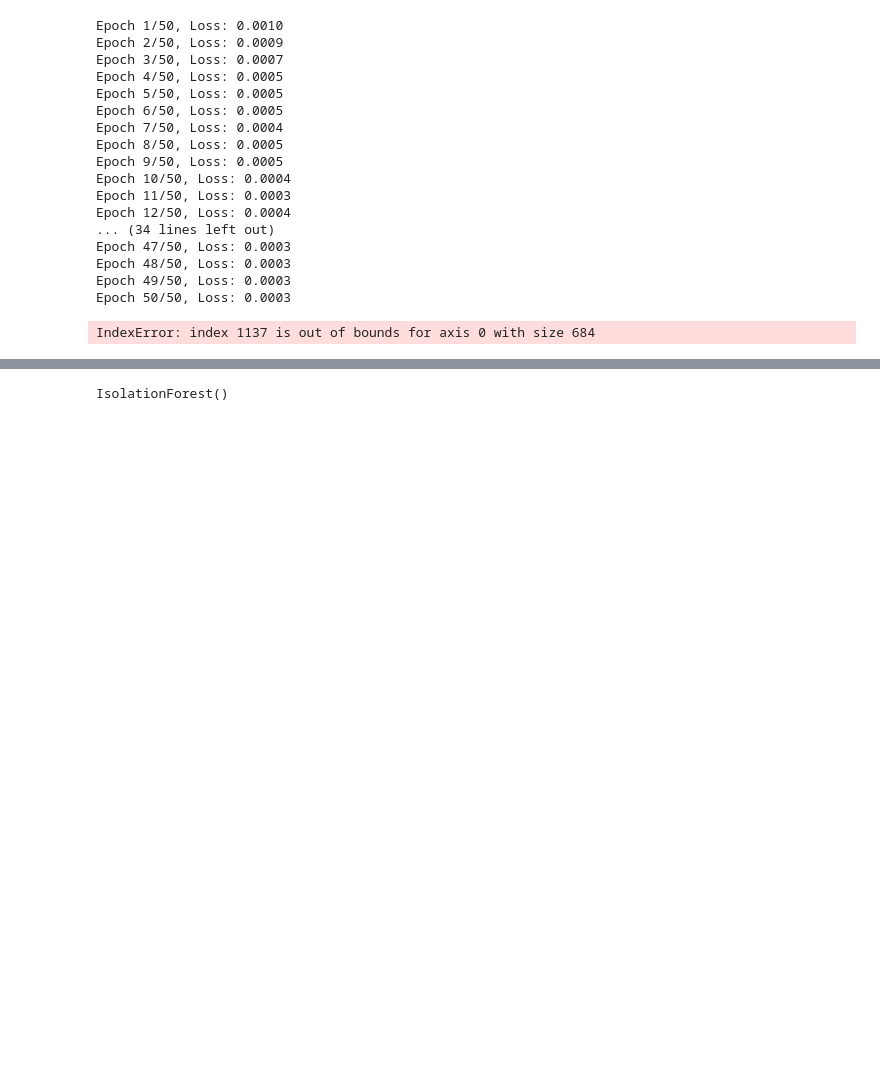
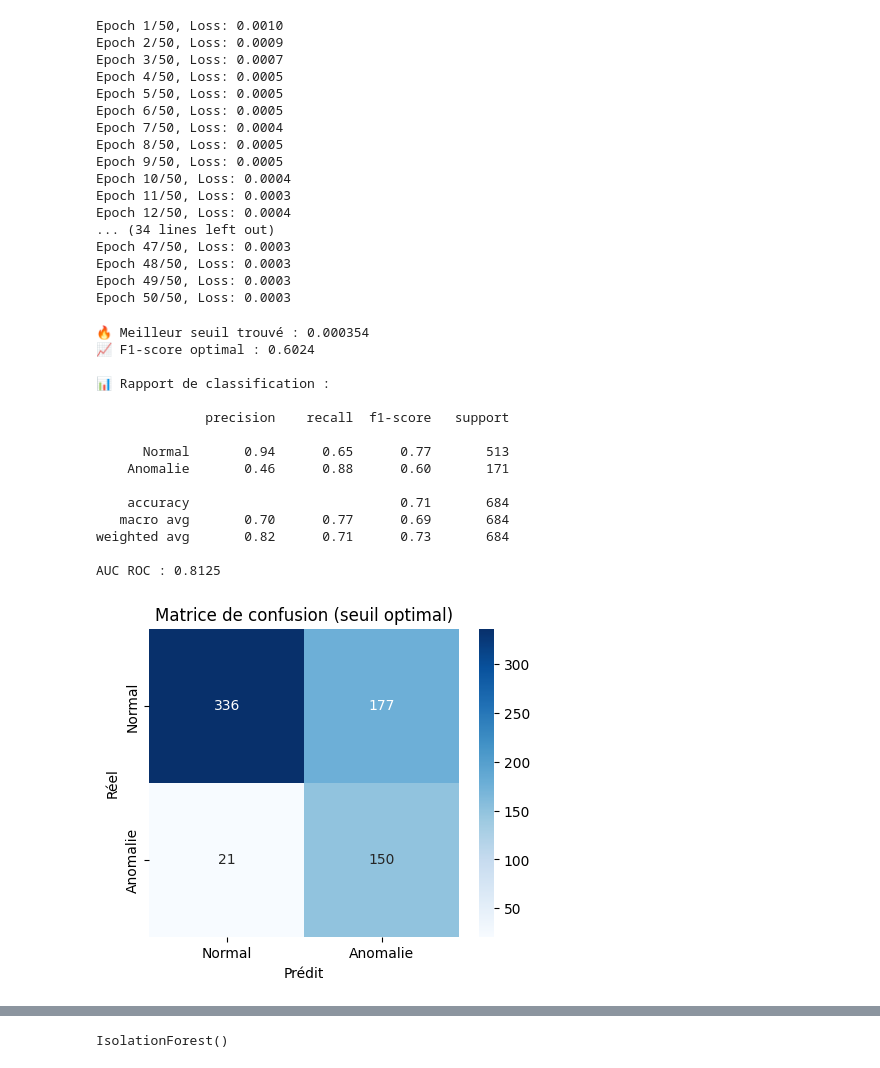
Before and after one commit to sow19/Detection-d-anomalies, a Jupyter notebook: code_source/pretraitement/processing.ipynb, the cells around one changed output, grey strips where cells are left out. Saved outputs shown, nothing was run; the diff lists cells and outputs as text; code cells hidden in the pictures; blank space fills up the shorter version.

```diff
--- a/code_source/pretraitement/processing.ipynb
+++ b/code_source/pretraitement/processing.ipynb
@@ -142,9 +122,7 @@ mse = mse.numpy()  # Convertir en numpy pour sklearn
 
 
 # labels = [indices des anomalies connues]
-labels = np.zeros(len(test_indices))
-labels[anomaly_test_idx] = 1
-labels = labels.astype(int)
+labels = np.isin(test_indices, anomaly_test_idx).astype(int)
 
 # le meilleur seuil basé sur le F1-score
 
@@ -164,34 +142,49 @@ for t in thresholds:
 
 print(f"\n🔥 Meilleur seuil trouvé : {best_threshold:.6f}")
 print(f"📈 F1-score optimal : {best_f1:.4f}")
 
 # evaluer avec le meilleur seuil
 
 y_pred = (mse > best_threshold).astype(int)
 y_true = labels
 
 print("\n📊 Rapport de classification :\n")
 print(classification_report(y_true, y_pred, target_names=["Normal", "Anomalie"]))
 
 y_score = mse
 roc_auc = roc_auc_score(y_true, y_score)
 
 print(f"AUC ROC : {roc_auc:.4f}")
 
 # matrice de confusion
 
 cm = confusion_matrix(y_true, y_pred)
 
 plt.figure(figsize=(5, 4))
 sns.heatmap(cm, annot=True, fmt="d", cmap="Blues",
             xticklabels=["Normal", "Anomalie"],
             yticklabels=["Normal", "Anomalie"])
 plt.xlabel("Prédit")
 plt.ylabel("Réel")
 plt.title("Matrice de confusion (seuil optimal)")
 plt.show()
 # %% [output]
-IndexError: index 1137 is out of bounds for axis 0 with size 684
+🔥 Meilleur seuil trouvé : 0.000354
+📈 F1-score optimal : 0.6024
+
+📊 Rapport de classification :
+
+              precision    recall  f1-score   support
+
+      Normal       0.94      0.65      0.77       513
+    Anomalie       0.46      0.88      0.60       171
+
+    accuracy                           0.71       684
+   macro avg       0.70      0.77      0.69       684
+weighted avg       0.82      0.71      0.73       684
+
+AUC ROC : 0.8125
+[figure, added]
 # %%
 mse_series = pd.Series(mse, name="MSE")
 print(mse_series.describe())
```
Also changed, not shown: parts of 13 cells of this notebook.
